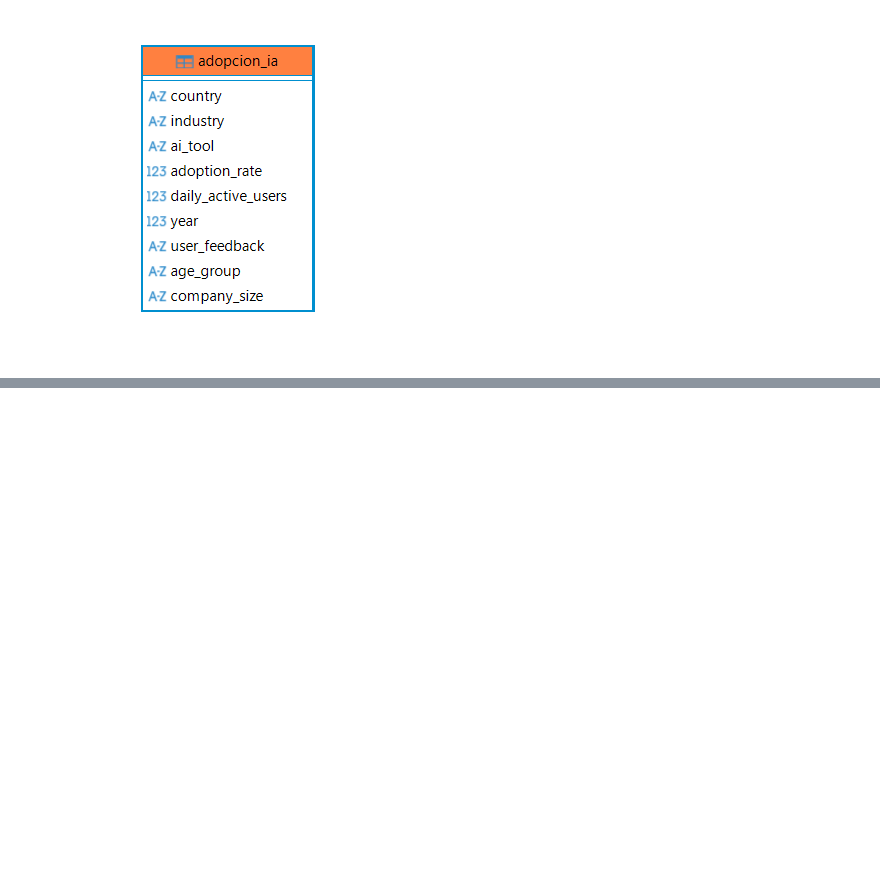
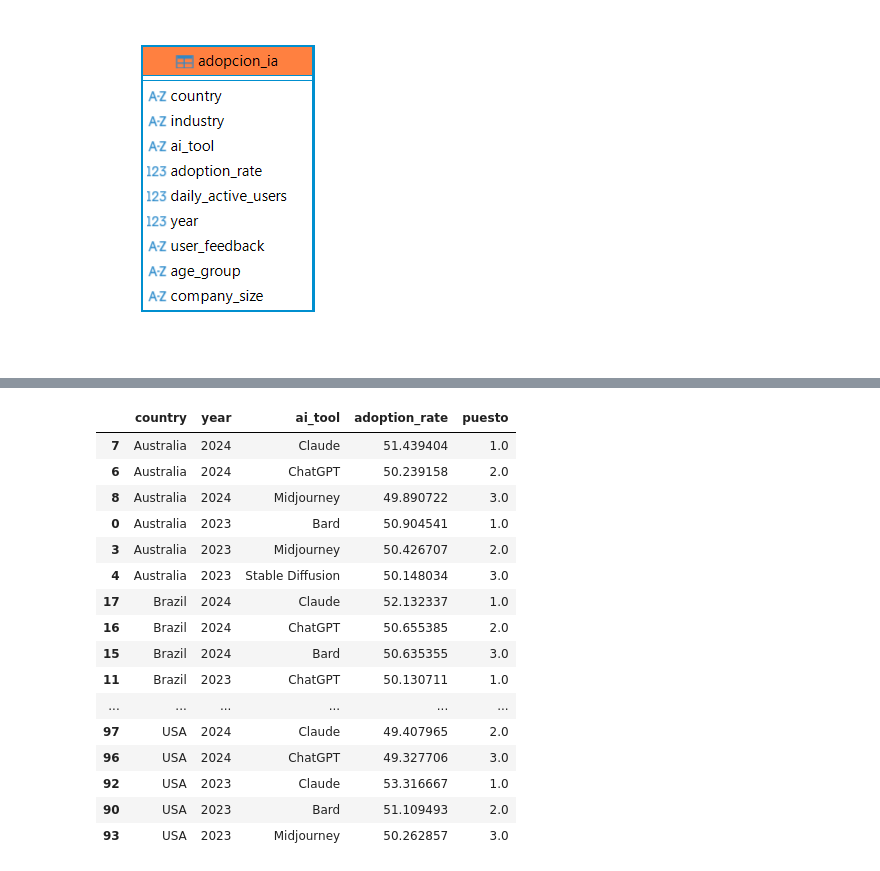
Before and after one commit to ichbinzeed/database-exercises, a Jupyter notebook: Avanzadas.ipynb, the cells around one changed output, grey strips where cells are left out. Cells and saved outputs as stored; diff of their text form; code cells hidden in the pictures; blank space fills up the shorter version.

```diff
--- a/Avanzadas.ipynb
+++ b/Avanzadas.ipynb
@@ -280,0 +332,35 @@ with get_connection() as connection:
+# %%
+resultado_final = (
+    df[["country", "year", "ai_tool", "adoption_rate"]]
+    .groupby(["country", "year", "ai_tool"])["adoption_rate"]
+    .mean()  # 1. Agrupa y calcula el promedio
+    .reset_index()  # 2. Aplana el resultado para mantener las columnas
+    .assign(
+        puesto=lambda x: x.groupby(["country", "year"])["adoption_rate"].rank(
+            method="first", ascending=False
+        )  # 3. Crea la columna 'puesto' adentro del grupo (Ventana)
+    )
+    .query("puesto <= 3")  # 4. Filtra (El WHERE de SQL)
+    .sort_values(
+        by=["country", "year", "adoption_rate"], ascending=[True, False, False]
+    )  # 5. Ordena el reporte final
+)
+resultado_final
+# %% [output]
+|  | country | year | ai_tool | adoption_rate | puesto |
+| 7 | Australia | 2024 | Claude | 51.439404 | 1.0 |
+| 6 | Australia | 2024 | ChatGPT | 50.239158 | 2.0 |
+| 8 | Australia | 2024 | Midjourney | 49.890722 | 3.0 |
+| 0 | Australia | 2023 | Bard | 50.904541 | 1.0 |
+| 3 | Australia | 2023 | Midjourney | 50.426707 | 2.0 |
+| 4 | Australia | 2023 | Stable Diffusion | 50.148034 | 3.0 |
+| 17 | Brazil | 2024 | Claude | 52.132337 | 1.0 |
+| 16 | Brazil | 2024 | ChatGPT | 50.655385 | 2.0 |
+| 15 | Brazil | 2024 | Bard | 50.635355 | 3.0 |
+| 11 | Brazil | 2023 | ChatGPT | 50.130711 | 1.0 |
+| ... | ... | ... | ... | ... | ... |
+| 97 | USA | 2024 | Claude | 49.407965 | 2.0 |
+| 96 | USA | 2024 | ChatGPT | 49.327706 | 3.0 |
+| 92 | USA | 2023 | Claude | 53.316667 | 1.0 |
+| 90 | USA | 2023 | Bard | 51.109493 | 2.0 |
+| 93 | USA | 2023 | Midjourney | 50.262857 | 3.0 |
```
Also changed, not shown: parts of 16 cells of this notebook, 2 other files.
